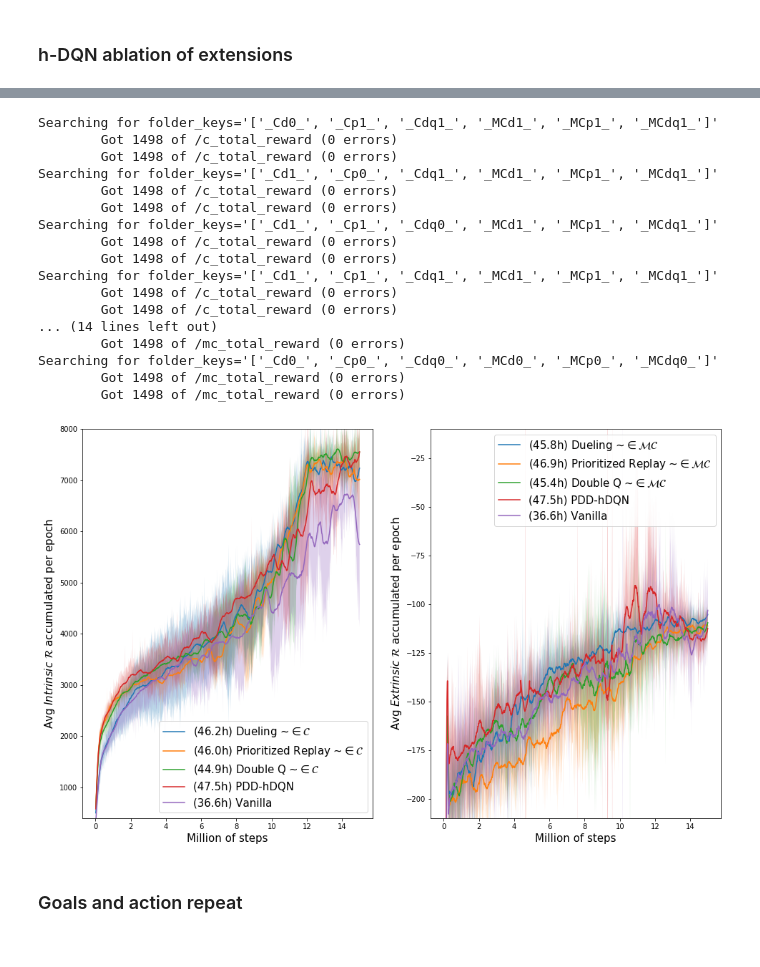
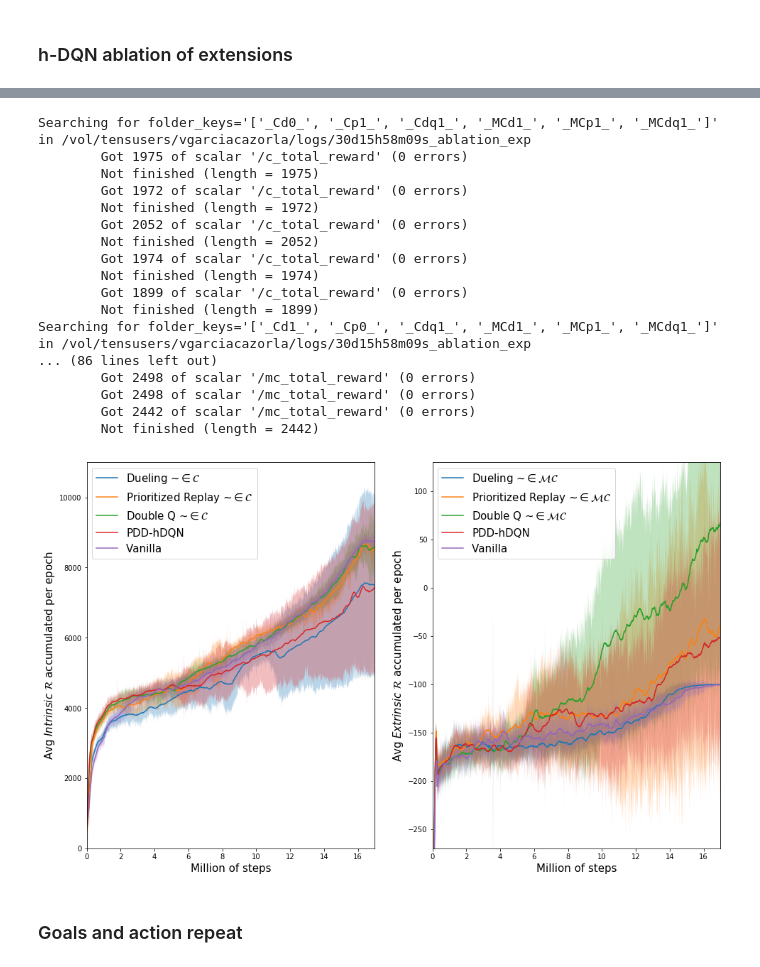
Before and after one commit to hipoglucido/Hierarchical-DRL-Tensorflow, a Jupyter notebook: plots.ipynb, the cells around one changed output, grey strips where cells are left out. Cells and saved outputs as stored; diff of their text form; code cells hidden in the pictures.

Commit message:
Plots added

```diff
--- a/plots.ipynb
+++ b/plots.ipynb
@@ -120,6 +120,9 @@ def get_all_series_averaged(folder_keys, scalar_key, experiment_folder,
         avg_training_time = sum(training_times) / len(training_times)
     except:
         avg_training_time = -1
+
+    if smooth:
+        series_list = [savitzky_golay(series, 51, 3) for series in series_list]
     data = {'raw'        : series_list,
             'means'      : means,
             'stds'       : stds,
@@ -318,7 +321,7 @@ for dense in data.keys():
                 for raw in data_series['raw']:
                     if aux:
                         break
-                    plt.plot(data_series['steps'], raw, color = color, linewidth = .2, label = label)
+                    plt.plot(data_series['steps'], raw, color = color, linewidth = 1, label = label)
         plt.ylabel(ylabel, fontsize = fontsize)
         plt.xlabel("Millions of steps", fontsize = fontsize)
 
@@ -327,7 +330,7 @@ for dense in data.keys():
         if scalar_key == 'wins' and dense == 'sr1':
             plt.ylim([-5, 50])
         if scalar_key == 'total_reward' and dense == 'sr0':
-            plt.ylim([-4500, 800])
+            plt.ylim([-4200, 800])
         plt.xlim([0, 25])
 
 
@@ -337,5 +340,6 @@ for dense in data.keys():
     plt.legend(by_label.values(), by_label.keys(), fontsize = fontsize,
                 bbox_to_anchor = (1.05, .65))
     plt.tight_layout()
-    plt.show()
+    #plt.show()
+    plt.savefig("img_%s_%d.jpg" % (dense, aux), dpi = 140)
 # %% [output]
@@ -491,7 +495,7 @@ extensions = {'dq'  : 'Double Q',
               'd'   : 'Dueling',
               'p'   : 'Prioritized Replay'}
 datass = []
-experiment_folder = '/vol/tensusers/vgarciacazorla/logs/18d18h26m07s_ablation_exp'#18d23h08m50s_ablation_exp/
+experiment_folder = '/vol/tensusers/vgarciacazorla/logs/30d15h58m09s_ablation_exp'#18d23h08m50s_ablation_exp/
 for module in module_keys:
     datas = []
     scalar_key = '/%s_total_reward' % module.lower()
@@ -506,49 +510,51 @@ for module in module_keys:
 
     datass.append(datas)
 # %% [output]
-Searching for folder_keys='['_Cd0_', '_Cp1_', '_Cdq1_', '_MCd1_', '_MCp1_', '_MCdq1_']'
-        Got 1498 of /c_total_reward (0 errors)
-        Got 1498 of /c_total_reward (0 errors)
-Searching for folder_keys='['_Cd1_', '_Cp0_', '_Cdq1_', '_MCd1_', '_MCp1_', '_MCdq1_']'
-        Got 1498 of /c_total_reward (0 errors)
-        Got 1498 of /c_total_reward (0 errors)
-Searching for folder_keys='['_Cd1_', '_Cp1_', '_Cdq0_', '_MCd1_', '_MCp1_', '_MCdq1_']'
-        Got 1498 of /c_total_reward (0 errors)
-        Got 1498 of /c_total_reward (0 errors)
-Searching for folder_keys='['_Cd1_', '_Cp1_', '_Cdq1_', '_MCd1_', '_MCp1_', '_MCdq1_']'
-        Got 1498 of /c_total_reward (0 errors)
-        Got 1498 of /c_total_reward (0 errors)
-... (14 lines left out)
-        Got 1498 of /mc_total_reward (0 errors)
-Searching for folder_keys='['_Cd0_', '_Cp0_', '_Cdq0_', '_MCd0_', '_MCp0_', '_MCdq0_']'
-        Got 1498 of /mc_total_reward (0 errors)
-        Got 1498 of /mc_total_reward (0 errors)
+Searching for folder_keys='['_Cd0_', '_Cp1_', '_Cdq1_', '_MCd1_', '_MCp1_', '_MCdq1_']' in /vol/tensusers/vgarciacazorla/logs/30d15h58m09s_ablation_exp
+        Got 1975 of scalar '/c_total_reward' (0 errors)
+        Not finished (length = 1975)
+        Got 1972 of scalar '/c_total_reward' (0 errors)
+        Not finished (length = 1972)
+        Got 2052 of scalar '/c_total_reward' (0 errors)
+        Not finished (length = 2052)
+        Got 1974 of scalar '/c_total_reward' (0 errors)
+        Not finished (length = 1974)
+        Got 1899 of scalar '/c_total_reward' (0 errors)
+        Not finished (length = 1899)
+Searching for folder_keys='['_Cd1_', '_Cp0_', '_Cdq1_', '_MCd1_', '_MCp1_', '_MCdq1_']' in /vol/tensusers/vgarciacazorla/logs/30d15h58m09s_ablation_exp
+... (86 lines left out)
+        Got 2498 of scalar '/mc_total_reward' (0 errors)
+        Got 2498 of scalar '/mc_total_reward' (0 errors)
+        Got 2442 of scalar '/mc_total_reward' (0 errors)
+        Not finished (length = 2442)
 # %%
 plt.figure(figsize = (16, 10))
 total_figures = 2
 rewards = ['$Intrinsic$', '$Extrinsic$']
-y_limits = [[400, 8000], [-210, -10]]
+y_limits = [[0, 11000], [-270, 130]]
 for i in range(total_figures):
     module = module_keys[i]
     datas = datass[i]
     plt.subplot(1, 2, i + 1)
     for data in datas:
         if all(['0' in fk for fk in data['folder_keys']]):
             label = 'Vanilla'
         elif all(['1' in fk for fk in data['folder_keys']]):
             label = 'PDD-hDQN'
         else:
             ablation = [fk for fk in data['folder_keys'] if '0' in fk][0][1:-2].replace(module, '')
             label = "%s ~$\in\mathcal{%s}$" % (extensions[ablation], module)
-        custom_subplot(data, label, time = 1)
+        custom_subplot(data, label, time = 0)
     plt.xlabel("Million of steps", fontsize = fontsize)
     plt.ylabel("Avg %s $\mathcal{R}$ accumulated per epoch" % rewards[i], fontsize = fontsize)
     plt.ylim(y_limits[i])
+    plt.xlim([0, 17])
     plt.legend(fontsize = fontsize)
 # plt.tight_layout()
-plt.show()
+plt.savefig('ablation_sparse', dpi = 150)
+#plt.show()
 # %% [output]
-[figure, old version]
+[figure, new version]
 # %% [markdown]
 ### Goals and action repeat
 # %%
```
Also changed, not shown: parts of 6 cells of this notebook.
